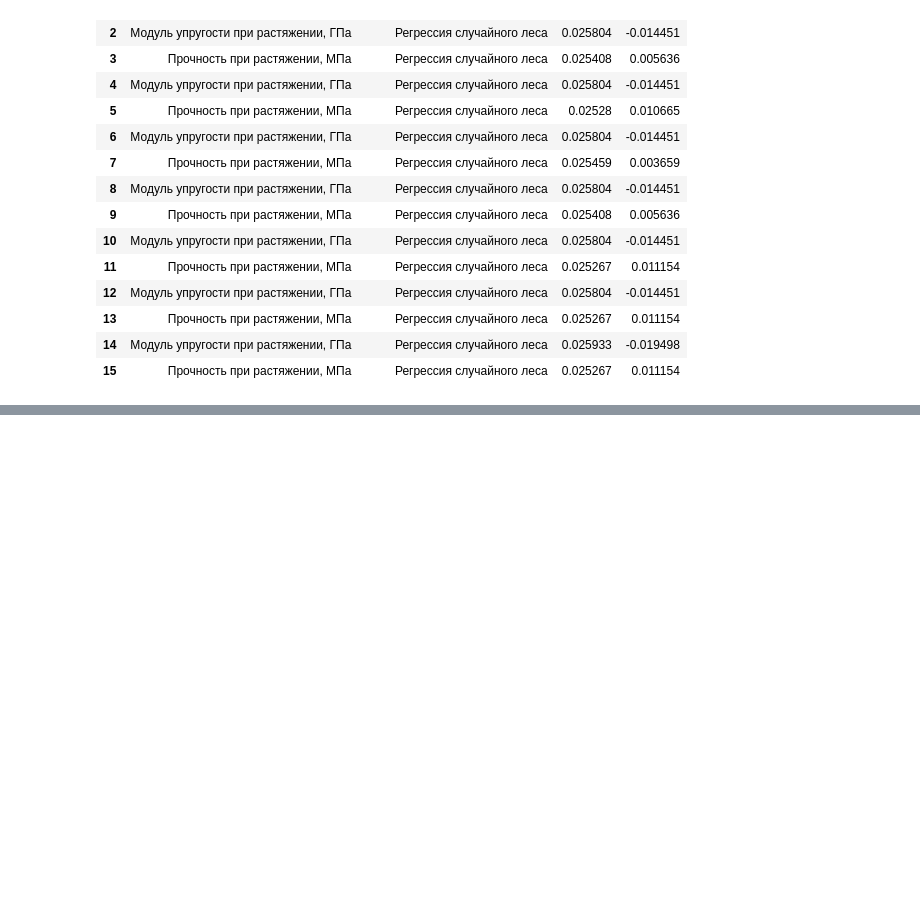
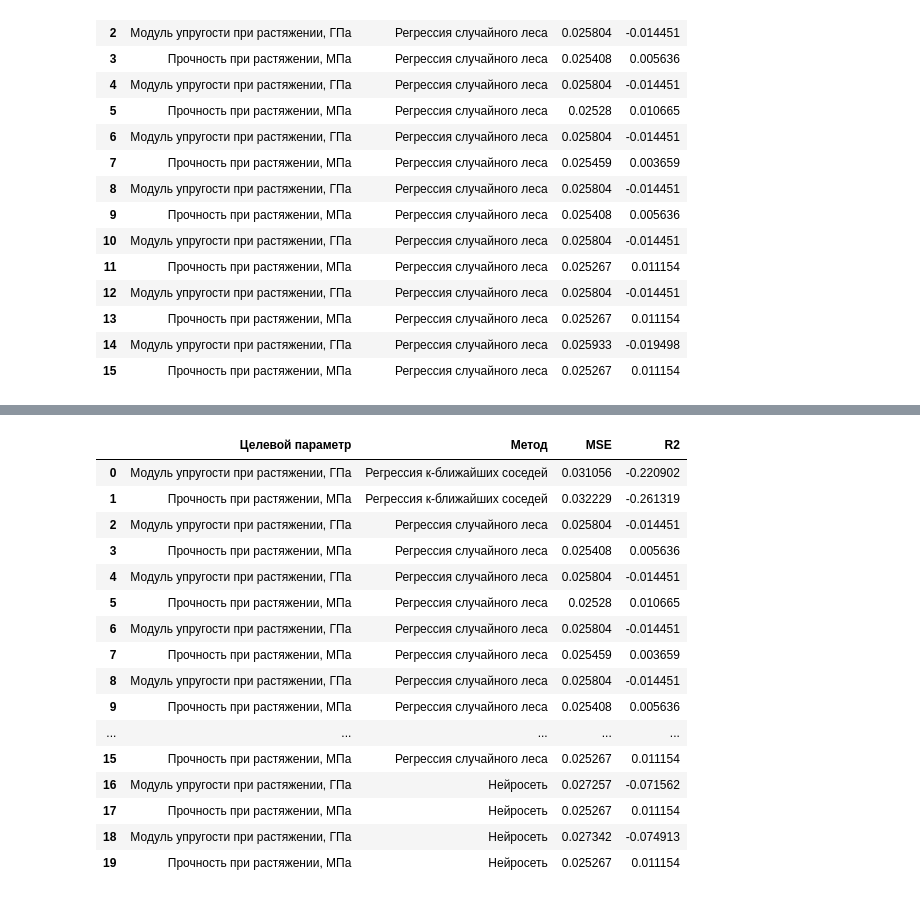
Before and after one commit to truhin-andrei/mgtu-project, a Jupyter notebook: compositeMaterials.ipynb, the cells around one changed output, grey strips where cells are left out. Cells and saved outputs as stored; diff of their text form; code cells hidden in the pictures; blank space fills up the shorter version.

```diff
--- a/compositeMaterials.ipynb
+++ b/compositeMaterials.ipynb
@@ -325,0 +408,23 @@ errors_df
+# %%
+errors_df = pd.concat([errors_df, pd.DataFrame({'Метод':'Нейросеть',\
+ 'Целевой параметр':['Модуль упругости при растяжении, ГПа', 'Прочность при растяжении, МПа'],\
+ 'MSE':[MSE_TMoE3, MSE_TS3], 'R2':[R2_TMoE3, R2_TS3]})], ignore_index=True)
+errors_df
+# %% [output]
+|  | Целевой параметр | Метод | MSE | R2 |
+| 0 | Модуль упругости при растяжении, ГПа | Регрессия к-ближайших соседей | 0.031056 | -0.220902 |
+| 1 | Прочность при растяжении, МПа | Регрессия к-ближайших соседей | 0.032229 | -0.261319 |
+| 2 | Модуль упругости при растяжении, ГПа | Регрессия случайного леса | 0.025804 | -0.014451 |
+| 3 | Прочность при растяжении, МПа | Регрессия случайного леса | 0.025408 | 0.005636 |
+| 4 | Модуль упругости при растяжении, ГПа | Регрессия случайного леса | 0.025804 | -0.014451 |
+| 5 | Прочность при растяжении, МПа | Регрессия случайного леса | 0.02528 | 0.010665 |
+| 6 | Модуль упругости при растяжении, ГПа | Регрессия случайного леса | 0.025804 | -0.014451 |
+| 7 | Прочность при растяжении, МПа | Регрессия случайного леса | 0.025459 | 0.003659 |
+| 8 | Модуль упругости при растяжении, ГПа | Регрессия случайного леса | 0.025804 | -0.014451 |
+| 9 | Прочность при растяжении, МПа | Регрессия случайного леса | 0.025408 | 0.005636 |
+| ... | ... | ... | ... | ... |
+| 15 | Прочность при растяжении, МПа | Регрессия случайного леса | 0.025267 | 0.011154 |
+| 16 | Модуль упругости при растяжении, ГПа | Нейросеть | 0.027257 | -0.071562 |
+| 17 | Прочность при растяжении, МПа | Нейросеть | 0.025267 | 0.011154 |
+| 18 | Модуль упругости при растяжении, ГПа | Нейросеть | 0.027342 | -0.074913 |
+| 19 | Прочность при растяжении, МПа | Нейросеть | 0.025267 | 0.011154 |
```
Also changed, not shown: parts of 8 cells of this notebook.
